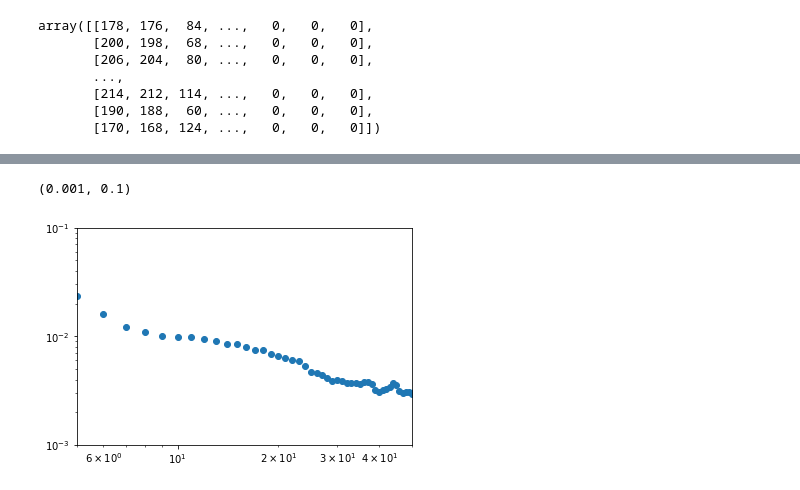
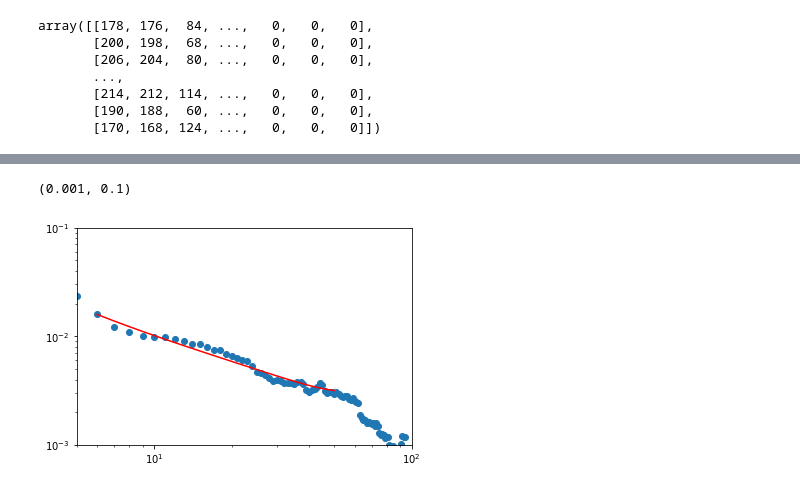
Before and after one commit to meyresearch/amino_acid_distance_distributions, a Jupyter notebook: scripts/sanity_checking_plots.ipynb, the cells around one changed output, grey strips where cells are left out. Saved outputs shown, nothing was run; the diff lists cells and outputs as text; code cells hidden in the pictures.

```diff
--- a/scripts/sanity_checking_plots.ipynb
+++ b/scripts/sanity_checking_plots.ipynb
@@ -1110,12 +1135,12 @@ norm_mean = mean / np.sum(mean)
 import theory_functions
 import scipy
 
-x = np.linspace(2, 50, 100)[:-1]
+x = np.linspace(6, 100, 95)
 chain = 100
 harmonic = theory_functions.harmonic_number(chain//2)
 d_range = np.arange(0.006, 0.0066, 0.0001)
 e_range = np.arange(2, 6, 1)
-params = [chain, harmonic, d_range[0], e_range[1]]
-lsq_res = scipy.optimize.least_squares(theory_functions.vector_of_residuals, x0=params, args=(x, norm_mean[:int(len(norm_mean)//4)]))
+params = [chain, harmonic, e_range[1], d_range[0]]
+lsq_res = scipy.optimize.least_squares(theory_functions.vector_of_residuals, x0=params, args=(x, norm_mean[5:100]))
 print(lsq_res)
 # %% [output]
@@ -1123,9 +1164,10 @@ ValueError: operands could not be broadcast together with shapes (99,) (74,)
 # %%
 import matplotlib.pyplot as plt
 plt.scatter(dist, norm_mean)
+plt.plot(x, theory_functions.amino_acid_distance_distribution(x, *lsq_res.x), c="r")
 plt.loglog()
-plt.xlim(5, 50)
+plt.xlim(5, 100)
 plt.ylim(0.001, 0.1)
 # %% [output]
 (0.001, 0.1)
-[figure, old version]
+[figure, new version]
```
Also changed, not shown: parts of 12 cells of this notebook, 1 other file.
